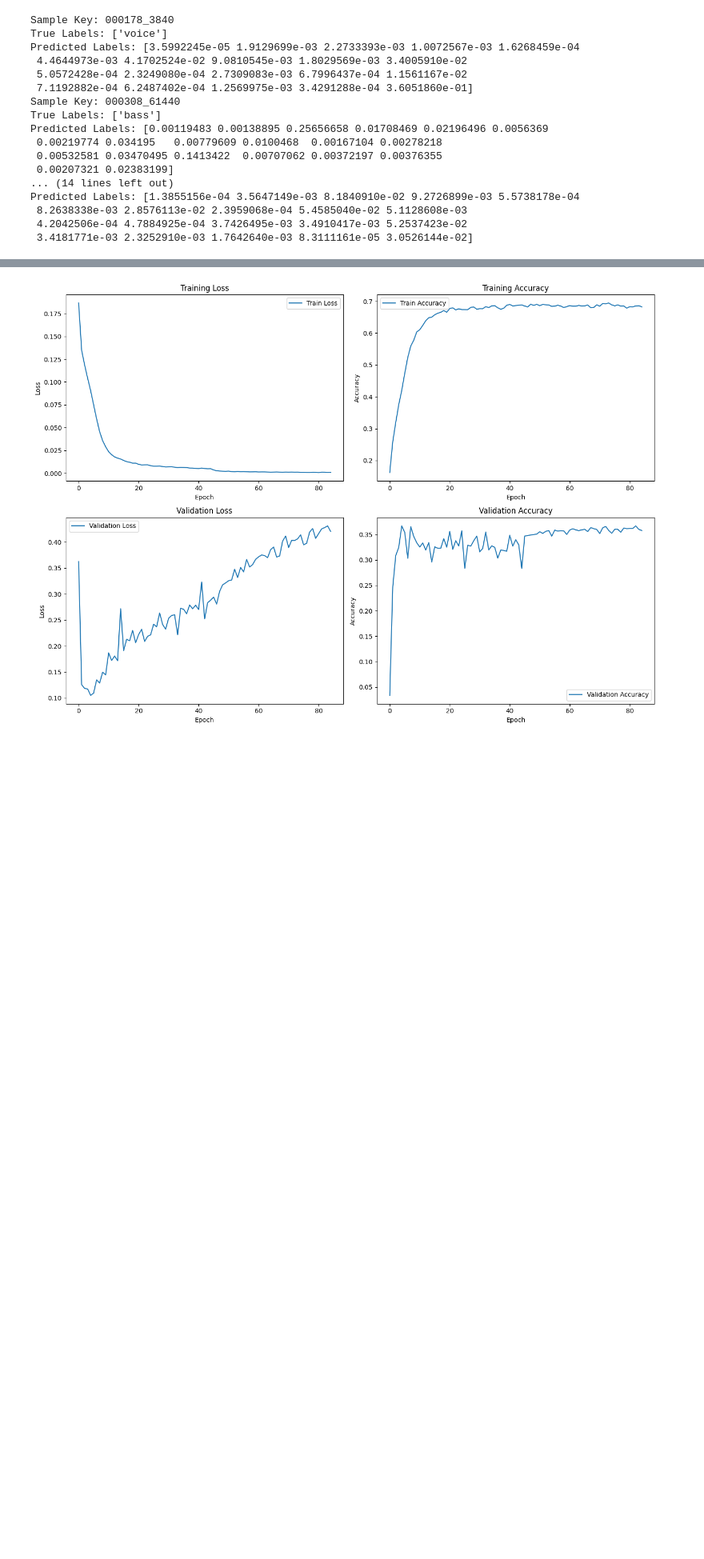
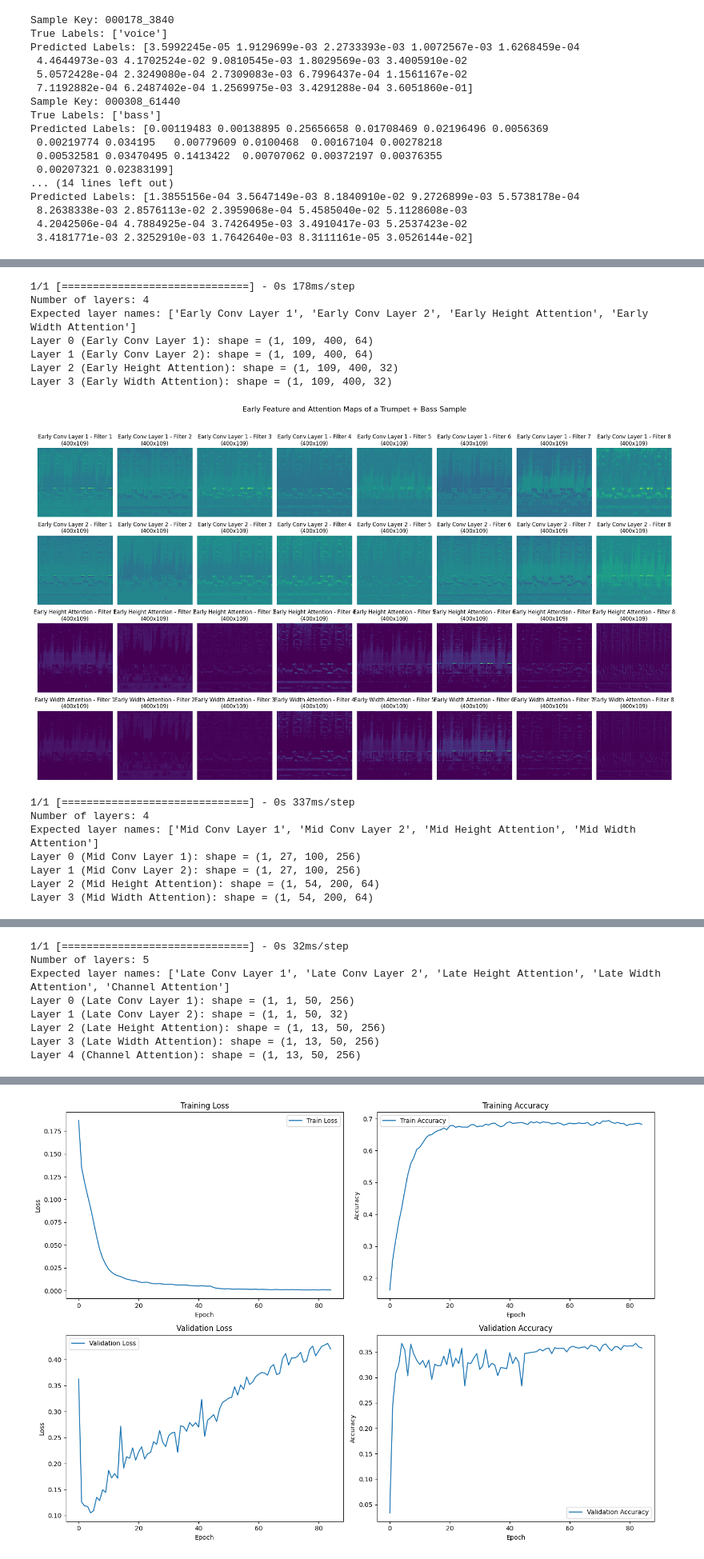
Before and after one commit to fireHedgehog/music-intrument-OvA-model, a Jupyter notebook: open-mic/train_open_mic_in_res_attention.ipynb, the cells around one changed output, grey strips where cells are left out. Shown at 80% size. Cells and saved outputs as stored; diff of their text form; code cells hidden in the pictures; blank space fills up the shorter version.

```diff
--- a/open-mic/train_open_mic_in_res_attention.ipynb
+++ b/open-mic/train_open_mic_in_res_attention.ipynb
@@ -690,0 +514,3 @@ plot_feature_and_attention_maps(visualization_model, X_test, sample_index=9)
+# %%
+for layer in loaded_model.layers:
+    print(f"{layer.name}: trainable = {layer.trainable}")
@@ -690,0 +568,66 @@ plot_feature_and_attention_maps(visualization_model, X_test, sample_index=9)
+# %%
+import numpy as np
+import matplotlib.pyplot as plt
+
+def plot_feature_and_attention_maps(model, x_data, layer_names, sample_index=0, title='Feature and Attention Maps'):
+    outputs = model.predict(np.expand_dims(x_data[sample_index], axis=0))
+
+    # Debug: Print shapes of outputs
+    print("Number of layers:", len(outputs))
+    print("Expected layer names:", layer_names)
+
+    for i, output in enumerate(outputs):
+        print(f"Layer {i} ({layer_names[i]}): shape = {output.shape}")
+        if i >= len(layer_names):
+            print(f"Error: Index {i} is out of range for layer names")
+
+    num_layers = len(outputs)
+    num_filters_to_show = 8  # Number of filters to show for each layer
+
+    plt.figure(figsize=(20, num_layers * 3))
+
+    # Overall title
+    plt.suptitle(title, fontsize=16)
+
+    for i, output in enumerate(outputs):
+        num_filters = output.shape[-1]
+        height, width = output.shape[1], output.shape[2] if len(output.shape) == 4 else (output.shape[1], output.shape[2])
+        vmin, vmax = output.min(), output.max()
+        for j in range(min(num_filters, num_filters_to_show)):
+            plt.subplot(num_layers, num_filters_to_show, i * num_filters_to_show + j + 1)
+            if len(output.shape) == 4:  # Conv2D outputs
+                plt.title(f'{layer_names[i]} - Filter {j+1}\n({width}x{height})')
+                plt.imshow(output[0, :, :, j], aspect='auto', cmap='viridis', vmin=vmin, vmax=vmax)
+                plt.axis('off')
+            else:  # Attention outputs (2D)
+                plt.title(f'{layer_names[i]}\n({width}x{height})')
+                plt.imshow(np.mean(output.squeeze(), axis=-1), aspect='auto', cmap='viridis', vmin=vmin, vmax=vmax)
+                plt.colorbar()
+
+    plt.tight_layout(rect=[0, 0, 1, 0.95])  # Adjust layout to make room for the suptitle
+    plt.show()
+
+# Use the function for early layers
+plot_feature_and_attention_maps(early_visualization_model, X_test, ['Early Conv Layer 1', 'Early Conv Layer 2', 'Early Height Attention', 'Early Width Attention'], sample_index=9, title='Early Feature and Attention Maps of a Trumpet + Bass Sample')
+
+# Use the function for mid layers
+plot_feature_and_attention_maps(mid_visualization_model, X_test, ['Mid Conv Layer 1', 'Mid Conv Layer 2', 'Mid Height Attention', 'Mid Width Attention'], sample_index=9, title='Mid Feature and Attention Maps of a Trumpet + Bass Sample')
+
+# Use the function for late layers
+plot_feature_and_attention_maps(late_visualization_model, X_test, ['Late Conv Layer 1', 'Late Conv Layer 2', 'Late Height Attention', 'Late Width Attention', 'Channel Attention'], sample_index=9, title='Late Feature and Attention Maps of a Trumpet + Bass Sample')
+# %% [output]
+1/1 [==============================] - 0s 178ms/step
+Number of layers: 4
+Expected layer names: ['Early Conv Layer 1', 'Early Conv Layer 2', 'Early Height Attention', 'Early Width Attention']
+Layer 0 (Early Conv Layer 1): shape = (1, 109, 400, 64)
+Layer 1 (Early Conv Layer 2): shape = (1, 109, 400, 64)
+Layer 2 (Early Height Attention): shape = (1, 109, 400, 32)
+Layer 3 (Early Width Attention): shape = (1, 109, 400, 32)
+[figure, added]
+1/1 [==============================] - 0s 337ms/step
+Number of layers: 4
+Expected layer names: ['Mid Conv Layer 1', 'Mid Conv Layer 2', 'Mid Height Attention', 'Mid Width Attention']
+Layer 0 (Mid Conv Layer 1): shape = (1, 27, 100, 256)
+Layer 1 (Mid Conv Layer 2): shape = (1, 27, 100, 256)
+Layer 2 (Mid Height Attention): shape = (1, 54, 200, 64)
+Layer 3 (Mid Width Attention): shape = (1, 54, 200, 64)
@@ -690,0 +635,8 @@ plot_feature_and_attention_maps(visualization_model, X_test, sample_index=9)
+1/1 [==============================] - 0s 32ms/step
+Number of layers: 5
+Expected layer names: ['Late Conv Layer 1', 'Late Conv Layer 2', 'Late Height Attention', 'Late Width Attention', 'Channel Attention']
+Layer 0 (Late Conv Layer 1): shape = (1, 1, 50, 256)
+Layer 1 (Late Conv Layer 2): shape = (1, 1, 50, 32)
+Layer 2 (Late Height Attention): shape = (1, 13, 50, 256)
+Layer 3 (Late Width Attention): shape = (1, 13, 50, 256)
+Layer 4 (Channel Attention): shape = (1, 13, 50, 256)
```
Also changed, not shown: parts of 17 cells of this notebook.
